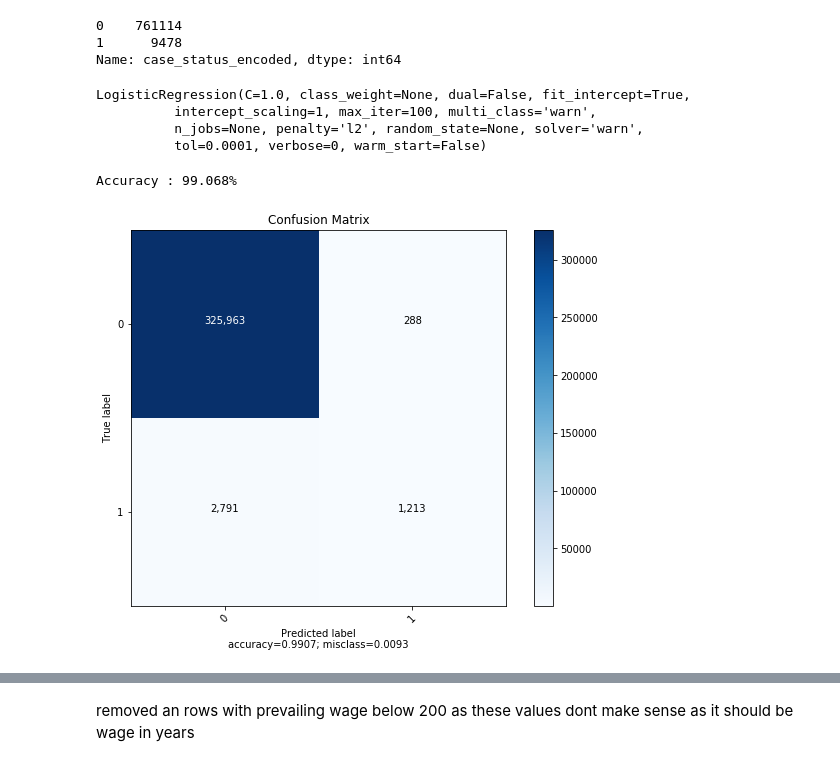
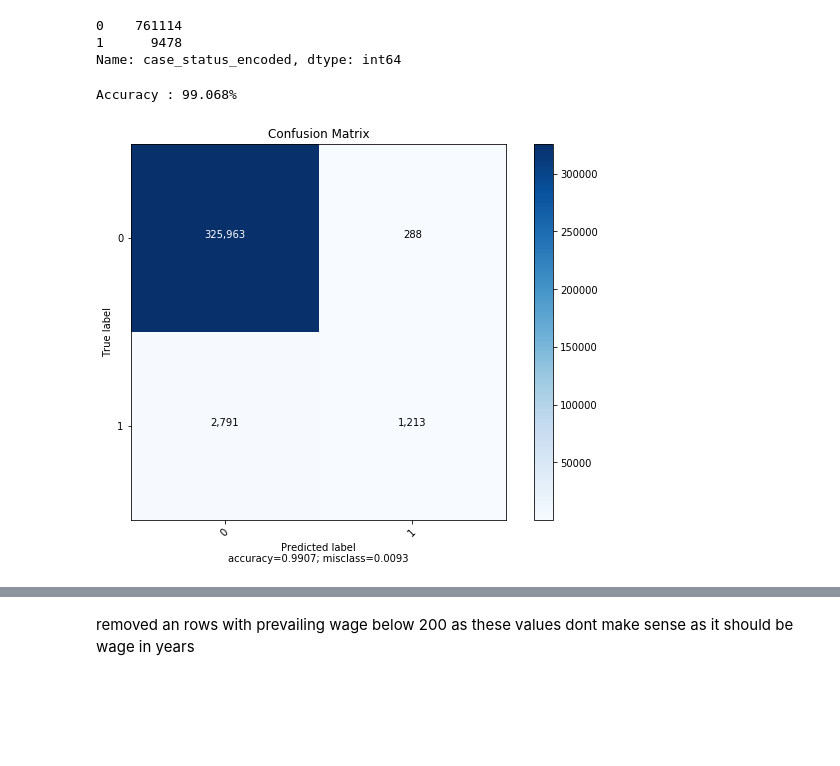
Before and after one commit to ChunkyMitts/FYP_visa_analysis, a Jupyter notebook: 10_baseline_model.ipynb, the cells around one changed output, grey strips where cells are left out. Drawn from its saved outputs; the diff is of its cells as text; code cells hidden in the pictures; blank space fills up the shorter version.

Commit message:
tweaking models

```diff
--- a/10_baseline_model.ipynb
+++ b/10_baseline_model.ipynb
@@ -14,7 +22,10 @@ df.head()
 | 3 | 61069.0 | 65000.0 | 3931.0 | 362 | 98.6 | ... |
 | 4 | 41392.0 | 49383.0 | 7991.0 | 362 | 98.6 | ... |
 # %%
-from sklearn.model_selection import train_test_split
 target = df["case_status_encoded"]
-df = df.drop("case_status_encoded", axis=1)
-X_train, X_test, y_train, y_test = train_test_split(df, target, test_size=0.30, random_state=42)
+df_model = df.drop("case_status_encoded", axis=1)
+wage = df["wage_diff"]
+wage.values.reshape(1,-1)
+X_train, X_test, y_train, y_test = train_test_split(wage, target, test_size=0.30, random_state=42)
+model = LogisticRegression()
+classifier(model, X_train, X_test, y_train, y_test)
@@ -82,24 +93,27 @@ def plot_confusion_matrix(cm, target_names, title='Confusion matrix', cmap=None,
     plt.ylabel('True label')
     plt.xlabel('Predicted label\naccuracy={:0.4f}; misclass={:0.4f}'.format(accuracy, misclass))
     plt.show()
+# %%
+def classifier(model, X_train_scaled, X_test_scaled, y_train, y_test):
+    model.fit(X_train_scaled, y_train)
+    predictions = model.predict(X_test_scaled)
+    accuracy = metrics.accuracy_score(predictions,y_test)
+    print ("Accuracy : %s" % "{0:.3%}".format(accuracy))
+    cm = confusion_matrix(y_test, predictions)
+    plot_confusion_matrix(cm, target_names=["0", "1"], title="Confusion Matrix", cmap=None, normalize=False)
+    TP = cm[0][0]
+    FP = cm[0][1]
+    FN = cm[1][0]
+    TN = cm[1][1]
+    print("percentage of correct denial:" + str((TN / (FN + TN)) * 100))
+# %%
+target = df["case_status_encoded"]
+df_model = df.drop("case_status_encoded", axis=1)
+X_train, X_test, y_train, y_test = train_test_split(df_model, target, test_size=0.30, random_state=42)
 # %%
-from sklearn.linear_model import LogisticRegression
 X_train_scaled, X_test_scaled = scale_data(X_train, X_test)
 model = LogisticRegression()
-model.fit(X_train_scaled, y_train)
+classifier(model, X_train_scaled, X_test_scaled, y_train, y_test)
 # %% [output]
-LogisticRegression(C=1.0, class_weight=None, dual=False, fit_intercept=True,
-          intercept_scaling=1, max_iter=100, multi_class='warn',
-          n_jobs=None, penalty='l2', random_state=None, solver='warn',
-          tol=0.0001, verbose=0, warm_start=False)
+Accuracy : 99.068%
+[figure, added]
-# %%
-from sklearn import metrics
-from sklearn.metrics import confusion_matrix
-predictions = model.predict(X_test_scaled)
-accuracy = metrics.accuracy_score(predictions,y_test)
-print ("Accuracy : %s" % "{0:.3%}".format(accuracy))
-cm = confusion_matrix(y_test, predictions)
-plot_confusion_matrix(cm, target_names=["0", "1"], title="Confusion Matrix", cmap=None, normalize=False)
-# %% [output]
-Accuracy : 99.068%
-[figure, removed]
```
Also changed, not shown: parts of 16 cells of this notebook, 1 other file.
